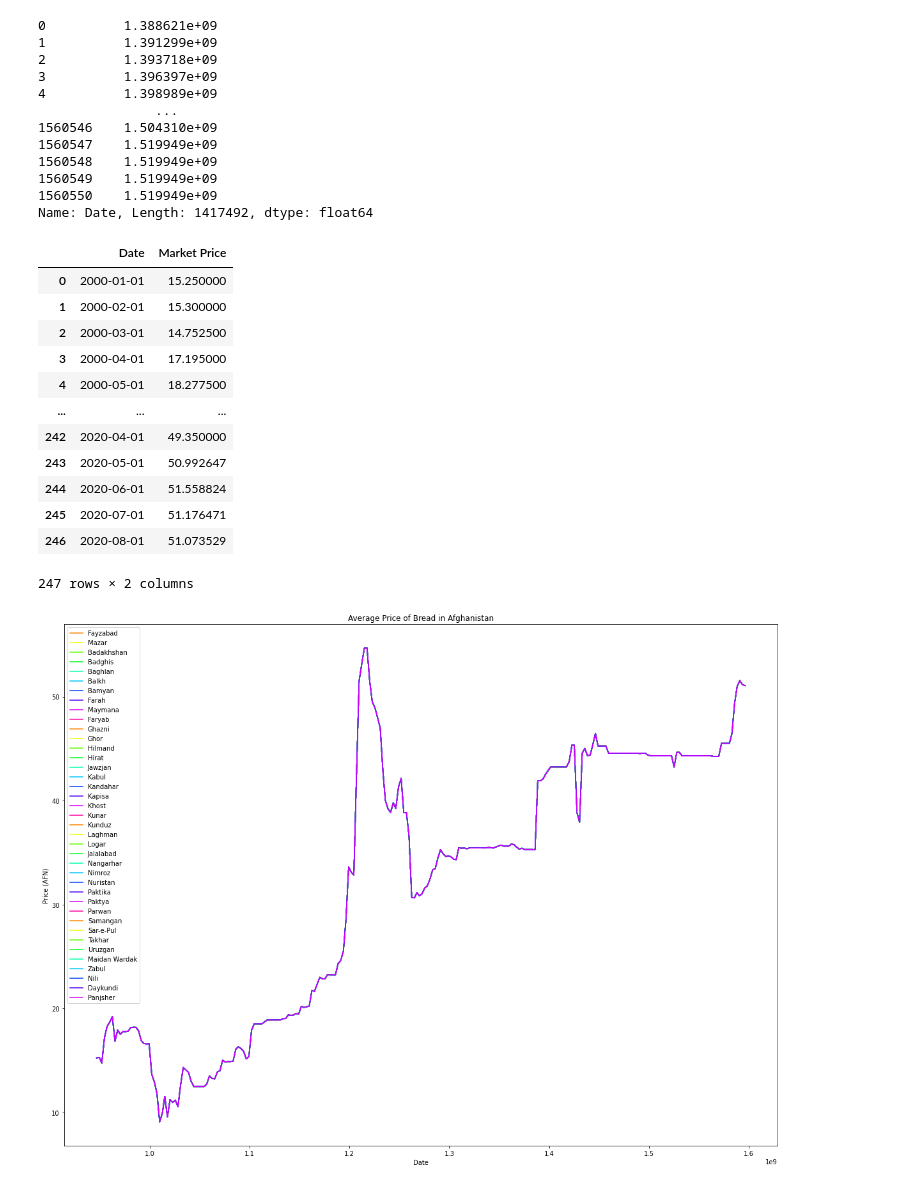
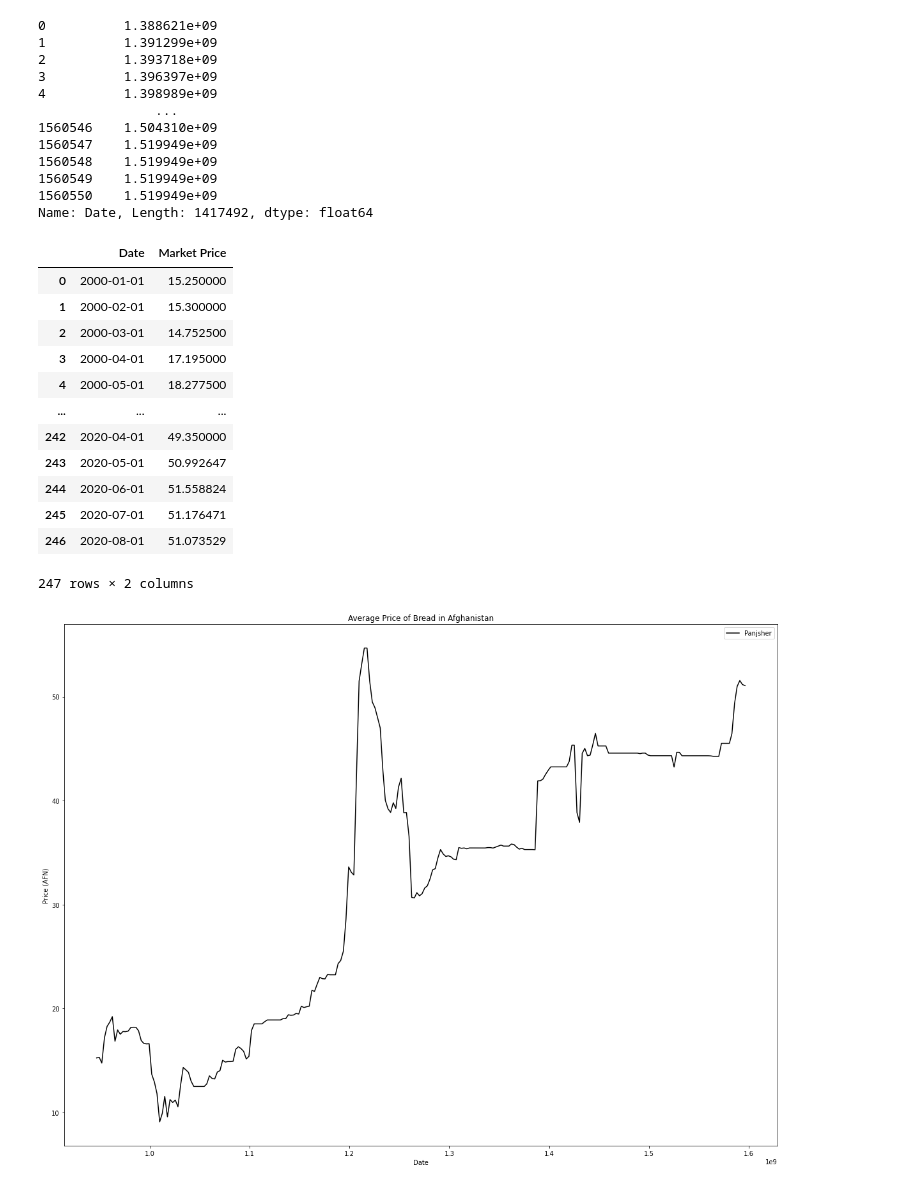
Before and after one commit to gigawawa/Food-Prices-Project, a Jupyter notebook: foodPriceAnalysis.ipynb, the cells around one changed output. Saved outputs shown, nothing was run; the diff lists cells and outputs as text; code cells hidden in the pictures.

Commit message:
WIP Graphing Product Throughout Countries
- Need to recolor countries
- standarize currency

```diff
--- a/foodPriceAnalysis.ipynb
+++ b/foodPriceAnalysis.ipynb
@@ -125,0 +163,5 @@ df
+# %%
+from currency_converter import CurrencyConverter
+cc = CurrencyConverter()
+# Attempting to add USD currency column
+df['USD standarized price'] = df.apply(lambda row:cc.convert(row['Market Price'],row['Currency'],'USD',date=row['Date']),axis=1)
@@ -468,14 +512,14 @@ Name: Date, Length: 1417492, dtype: float64
 # %%
 def DrawAverageGraph(country, product):
     tempDF = df.loc[(df['Country']== country) & (df['Product Name']== product)]
-    cities = tempDF['City'].unique()
-    sectionSize = math.ceil(len(cities) / NUM_STYLES)
+    # cities = tempDF['City'].unique()
+    # sectionSize = math.ceil(len(cities) / NUM_STYLES)
     # print(len(tempDF['City'].unique()))
     # print(sectionSize)
     plt.figure(figsize=(20,15))
 
     # colorRGBlist = sns.color_palette(palette='gist_rainbow',n_colors = sectionSize)
-    colorRGBlist = sns.color_palette(palette='hsv',n_colors = sectionSize)
+    #colorRGBlist = sns.color_palette(palette='hsv',n_colors = sectionSize)
 
     hexColorIndex = 0
     lineStyleIndex = -1
@@ -485,47 +529,47 @@ def DrawAverageGraph(country, product):
     test = test.reset_index()
     display(test)
 
-    for label_num in range(len(cities)):
-        # print("label_num % (math.ceil(len(cities) / NUM_STYLES)) = {0}".format(label_num % (math.ceil(len(cities) / NUM_STYLES))))
-        label = cities[label_num]
-        if label_num % (math.ceil(len(cities) / NUM_STYLES)) == 0:
-            lineStyleIndex+=1
-            hexColorIndex = 0
+    # for label_num in range(len(cities)):
+    #     # print("label_num % (math.ceil(len(cities) / NUM_STYLES)) = {0}".format(label_num % (math.ceil(len(cities) / NUM_STYLES))))
+    #     label = cities[label_num]
+    #     if label_num % (math.ceil(len(cities) / NUM_STYLES)) == 0:
+    #         lineStyleIndex+=1
+    #         hexColorIndex = 0
 
 
-        productPriceCity = tempDF.loc[(tempDF['City']==label)]
+        # productPriceCity = tempDF.loc[(tempDF['City']==label)]
         # sns.regplot(x=productPriceCity['Date'].apply(datetimeToFloat),y=productPriceCity['Market Price'],label=label, color=colorRGBlist[hexColorIndex], logx=True);
         # sns.regplot(x=test['Date'].apply(datetimeToFloat),y=test['Market Price'],label=label, color=colorRGBlist[hexColorIndex]);
-        plt.plot(test['Date'].apply(datetimeToFloat),test['Market Price'],label=label, color=colorRGBlist[hexColorIndex]);
+    plt.plot(test['Date'].apply(datetimeToFloat),test['Market Price'],label=label, color='black');
 
 
 
 
-        hexColorIndex += 1
+        #hexColorIndex += 1
     plt.legend()
     plt.title("Average Price of {} in {}".format(product, country))
     plt.xlabel("Date")
     plt.ylabel("Price ({})".format(tempDF['Currency'].unique()[0]))
     plt.show()
 
 country = "Afghanistan"
 product = "Bread"
 DrawAverageGraph(country, product)
 # %% [output]
 |  | Date | Market Price |
 | 0 | 2000-01-01 | 15.250000 |
 | 1 | 2000-02-01 | 15.300000 |
 | 2 | 2000-03-01 | 14.752500 |
 | 3 | 2000-04-01 | 17.195000 |
 | 4 | 2000-05-01 | 18.277500 |
 | ... | ... | ... |
 | 242 | 2020-04-01 | 49.350000 |
 | 243 | 2020-05-01 | 50.992647 |
 | 244 | 2020-06-01 | 51.558824 |
 | 245 | 2020-07-01 | 51.176471 |
 | 246 | 2020-08-01 | 51.073529 |
 247 rows × 2 columns
-[figure, old version]
+[figure, new version]
 # %%
 from sklearn.linear_model import LinearRegression
 
```
Also changed, not shown: parts of 9 cells of this notebook.
